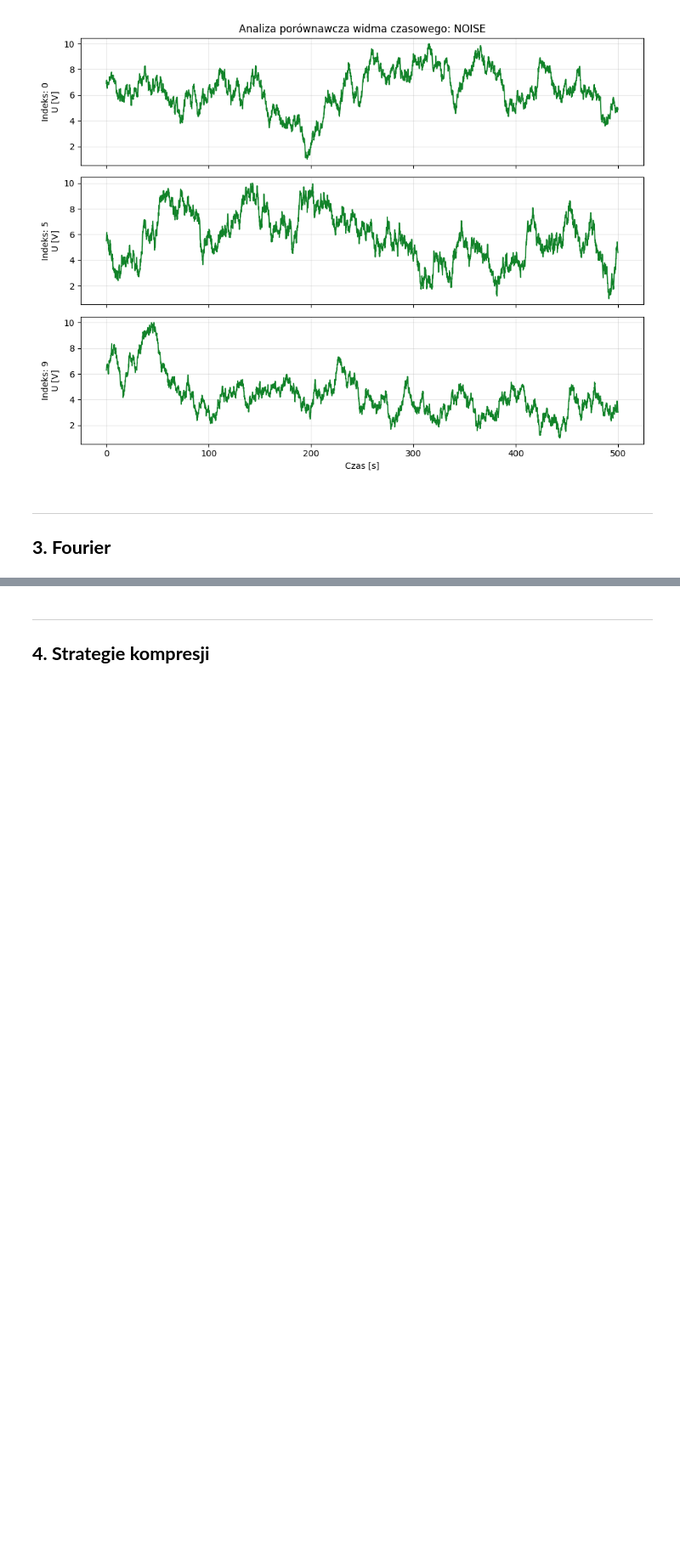
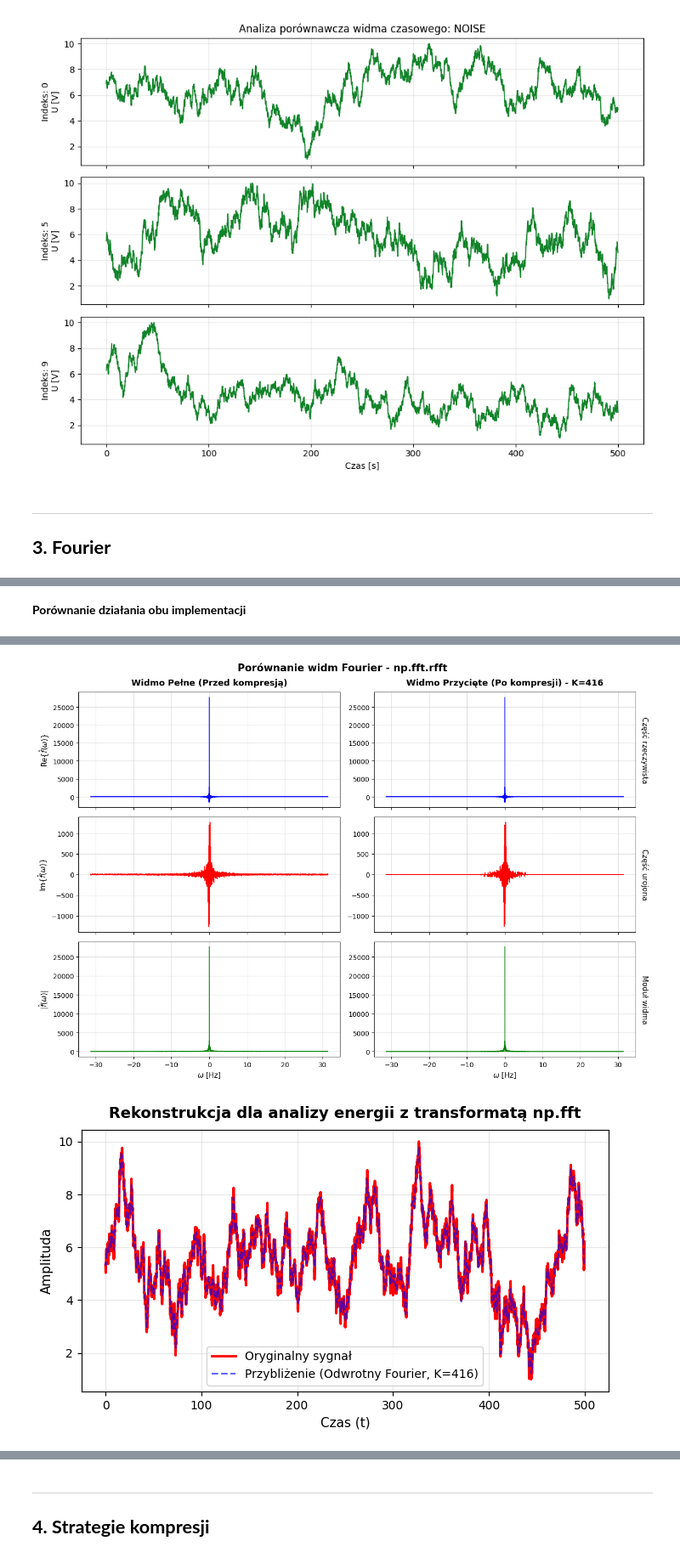
Before and after one commit to grzesiex22/Signals_1D_compression, a Jupyter notebook: main.ipynb, the cells around one changed output, grey strips where cells are left out. Shown at 85% size. Cells and saved outputs as stored; diff of their text form; code cells hidden in the pictures; blank space fills up the shorter version.

```diff
--- a/main.ipynb
+++ b/main.ipynb
@@ -153,0 +353,76 @@ kod do uruchomienia
+# %% [markdown]
+**Porównanie działania obu implementacji**
+# %%
+from DatasetCreator import DatasetCreator
+from Plotter import Plotter
+from Fourier import DiscreteFourier
+from EnergyAnalyzer import EnergyAnalyzer
+import numpy as np
+
+creator = DatasetCreator(t_span=[0, 500], dt=0.1, amp_range=(1, 10), noise_level=0.0)
+dataset = creator.create_dataset(n_aprbs=10, n_multisine=10, n_noise=10)
+
+energy_threshold = 0.999  # Procent energii do zachowania (np. 0.999 dla 99.9%)
+signal_type = 'noise'  # Wybierz kategorię sygnału: 'aprbs', 'multisine', 'noise'
+
+# Analiza energii dla NUMPY FFT
+print("\n--- ANALIZA SYGNAŁU " + signal_type.upper() + " - NUMPY FFT ---")# Pobieramy pierwszy sygnał z listy
+signal = dataset[signal_type][0]
+
+e_time = EnergyAnalyzer.calculate_total_energy(signal.y)
+print(f"Energia w dziedzinie czasu: {e_time:.2f}")
+
+f_omega_numpy = np.fft.fft(signal.y)
+freqs = np.fft.fftfreq(len(signal.y), d=(signal.t[1] - signal.t[0]))
+omega_numpy = 2 * np.pi * freqs
+
+results = EnergyAnalyzer.analyze_energy_distribution(f_omega_numpy, N=len(signal.y), threshold=energy_threshold)
+print(f"Wspołczynniki FFT - liczba: {len(f_omega_numpy)}...")  # Pokazujemy tylko pierwsze 5 współczynników
+print(f"Wspołczynniki FFT: {f_omega_numpy[:5]}...")  # Pokazujemy tylko pierwsze 5 współczynników
+print(f"Energia w dziedzinie częstotliwości: {results['total_energy_freq']:.2f}")
+print(f"Liczba współczynników (K) dla {energy_threshold*100}% energii: {results['k_threshold']}")
+
+magnitudes = np.abs(f_omega_numpy)
+threshold_val = np.sort(magnitudes)[-results['k_threshold']]
+f_trimmed = np.where(magnitudes >= threshold_val, f_omega_numpy, 0)
+
+y_reconstructed_np = np.fft.ifft(f_trimmed, n=len(signal.y))
+
+Plotter.plot_fourier_comparison_widma(omega_numpy, f_omega_numpy, f_trimmed, K=results['k_threshold'], title="Porównanie widm Fourier - np.fft.rfft")
+
+Plotter.plot_fourier_comparison(
+    signal.t,
+    signal.y,
+    y_reconstructed_np,
+    K=results['k_threshold'],
+    title=f"Rekonstrukcja dla analizy energii z transformatą np.fft"
+)
+
+# Analiza energii dla WŁASNEGO FFT
+print("\n--- ANALIZA SYGNAŁU " + signal_type.upper() + " - WŁASNA FFT ---")# Pobieramy pierwszy sygnał z listy
+signal = dataset[signal_type][0]
+
+e_time = EnergyAnalyzer.calculate_total_energy(signal.y)
+print(f"Energia w dziedzinie czasu: {e_time:.2f}")
+
+omega_vec, f_omega_vec = DiscreteFourier.transform(signal.t, signal.y)
+
+results_dsc = EnergyAnalyzer.analyze_energy_distribution(f_omega_vec, N=len(signal.y), threshold=energy_threshold)
+print(f"Wspołczynniki FFT - liczba: {len(f_omega_vec)}...")  # Pokazujemy tylko pierwsze 5 współczynników
+print(f"Wspołczynniki FFT: {f_omega_vec[:5]}...")  # Pokazujemy tylko pierwsze 5 współczynników
+print(f"Energia w dziedzinie częstotliwości: {results_dsc['total_energy_freq']:.2f}")
+print(f"Liczba współczynników (K) dla {energy_threshold*100}% energii: {results_dsc['k_threshold']}")
+
+f_trimmed = DiscreteFourier.trim_spectrum(f_omega_vec=f_omega_vec, k=results_dsc['k_threshold'])
+y_reconstructed = DiscreteFourier.inverse_transform(f_trimmed)
+
+Plotter.plot_fourier_comparison_widma(omega_vec, f_omega_vec, f_trimmed, K=results['k_threshold'], title="Porównanie widm Fourier - własne DFT")
+
+Plotter.plot_fourier_comparison(
+    signal.t,
+    signal.y,
+    y_reconstructed,
+    K=results_dsc['k_threshold'],
+    title=f"Rekonstrukcja dla analizy energii z transformatą własną implementacją"
+)
+# %% [output]
@@ -153,0 +437,2 @@ kod do uruchomienia
+[figure, added]
+[figure, added]
```
Also changed, not shown: parts of 25 cells of this notebook.
